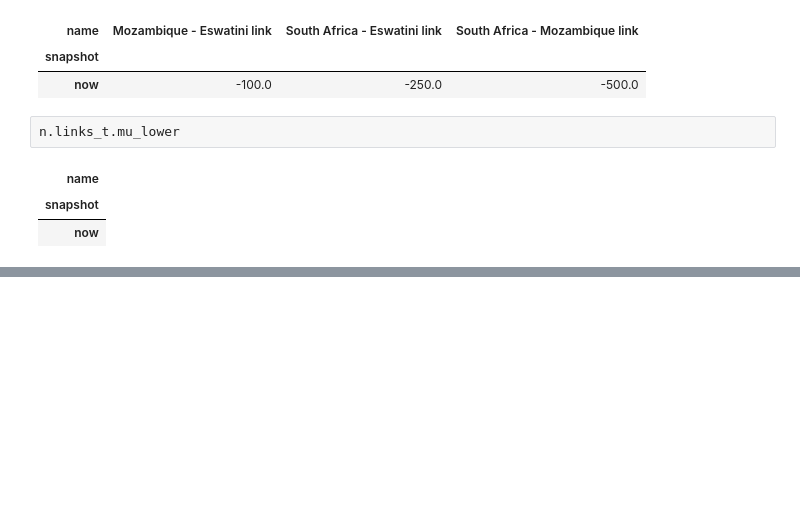
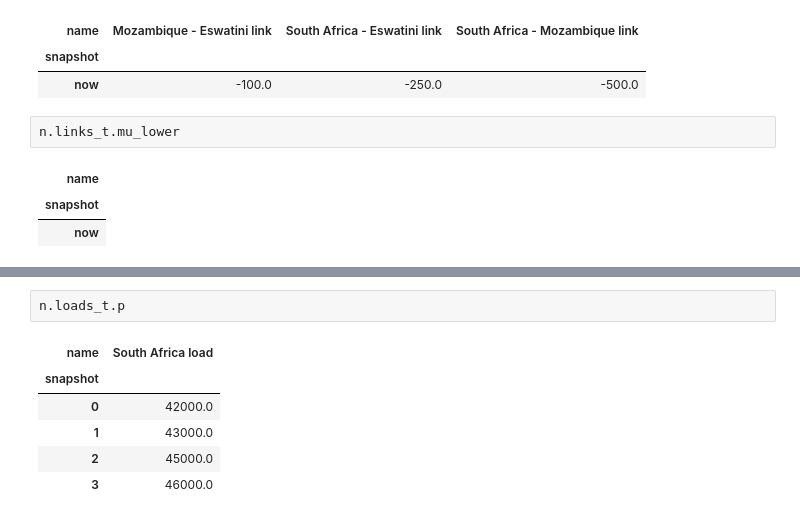
Before and after one commit to VeenaShirsath/Power-System-Optimization, a Jupyter notebook: electricity_mkt_bidding.ipynb, the cells around one changed output, grey strips where cells are left out. Drawn from its saved outputs; the diff is of its cells as text; blank space fills up the shorter version.

```diff
--- a/electricity_mkt_bidding.ipynb
+++ b/electricity_mkt_bidding.ipynb
@@ -472,0 +708,9 @@ n.links_t.mu_lower
+# %%
+n.loads_t.p
+# %% [output]
+| name | South Africa load |
+| snapshot |  |
+| 0 | 42000.0 |
+| 1 | 43000.0 |
+| 2 | 45000.0 |
+| 3 | 46000.0 |
```
Also changed, not shown: parts of 21 cells of this notebook, 1 other file.
